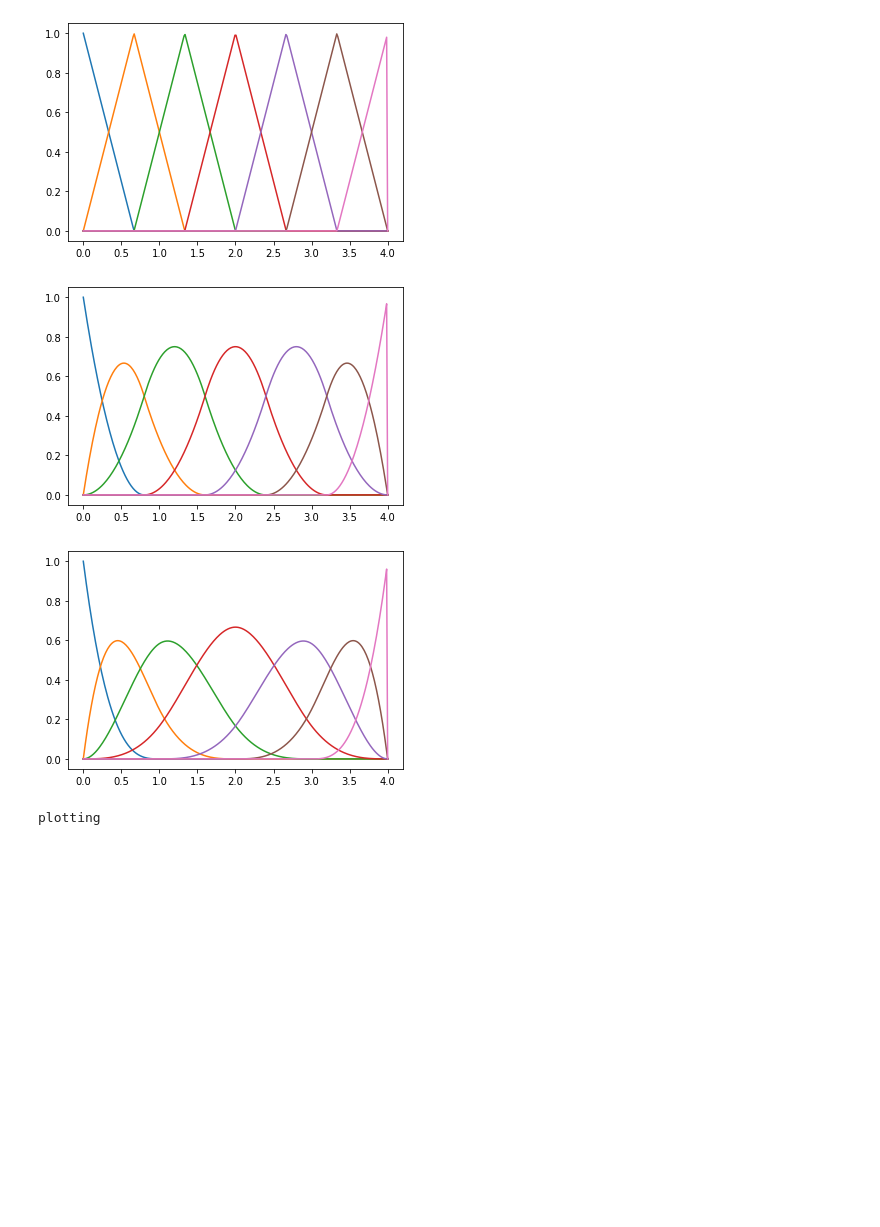
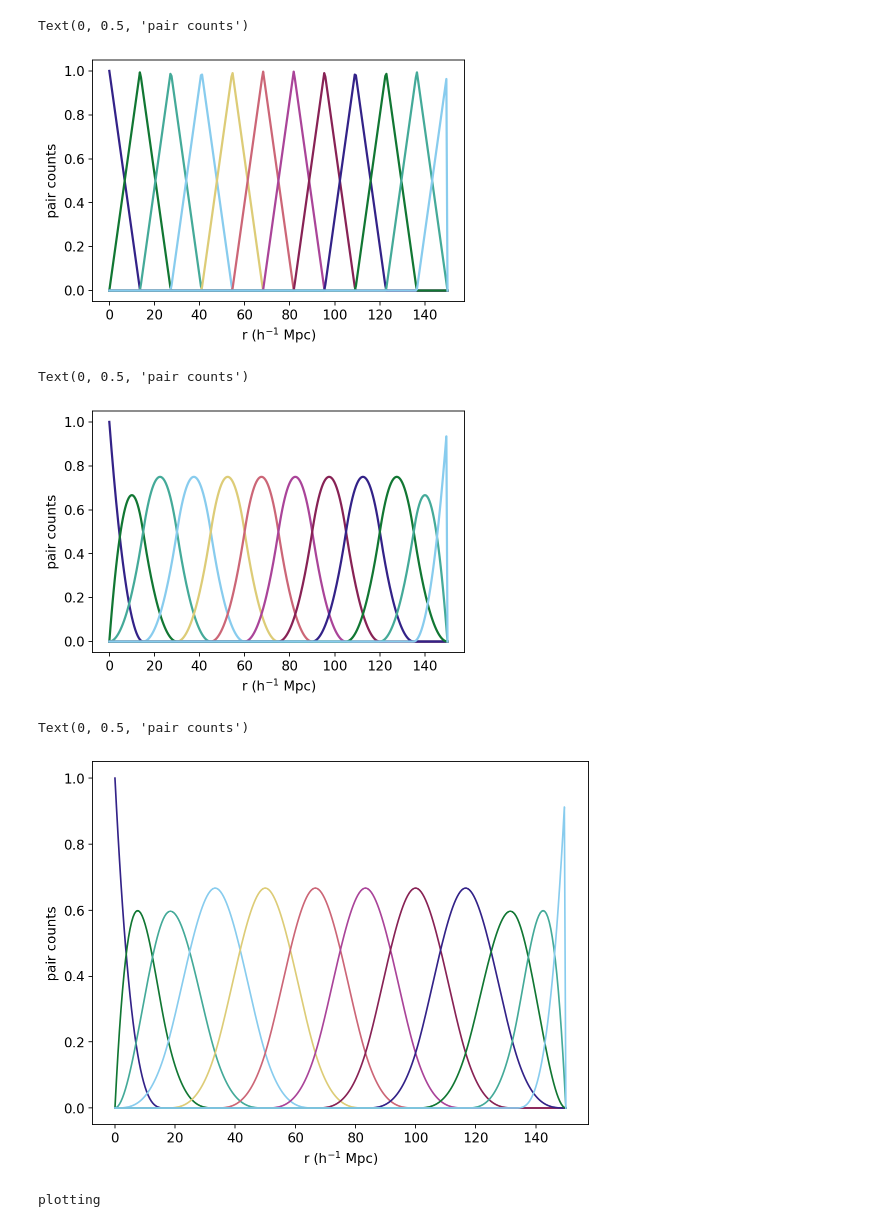
Before and after one commit to kstoreyf/byebyebias, a Jupyter notebook: code/spline.ipynb, the cells around one changed output. Saved outputs shown, nothing was run; the diff lists cells and outputs as text; code cells hidden in the pictures; blank space fills up the shorter version.

Commit message:
updating plots for talk

```diff
--- a/code/spline.ipynb
+++ b/code/spline.ipynb
@@ -50,13 +61,15 @@ def get_bases(rmin, rmax, nbins, order, ncont=300):
     return bases
 # %%
 rmin = 0
-rmax = 4
-nbins = 7
+rmax = 150
+nbins = 12
 ncont = 300
 rcont = np.linspace(rmin, rmax, ncont)
 # %%
 order = 0
 bases = get_bases(rmin, rmax, nbins, order)
 for n in range(nbins):
-    plt.plot(rcont, bases[n])
+    plt.plot(rcont, bases[n], color=colors[n], lw=2)
+plt.xlabel(r'r (h$^{-1}$ Mpc)')
+plt.ylabel(r'pair counts')
 # %% [output]
@@ -65,23 +79,32 @@ for n in range(nbins):
 order = 1
 bases = get_bases(rmin, rmax, nbins, order)
 for n in range(nbins):
-    plt.plot(rcont, bases[n])
+    plt.plot(rcont, bases[n], color=colors[n], lw=2)
+plt.xlabel(r'r (h$^{-1}$ Mpc)')
+plt.ylabel(r'pair counts')
 # %% [output]
+Text(0, 0.5, 'pair counts')
-[figure, old version]
+[figure, new version]
 # %%
 order = 2
 bases = get_bases(rmin, rmax, nbins, order)
 for n in range(nbins):
-    plt.plot(rcont, bases[n])
+    plt.plot(rcont, bases[n], color=colors[n], lw=2)
+plt.xlabel(r'r (h$^{-1}$ Mpc)')
+plt.ylabel(r'pair counts')
 # %% [output]
+Text(0, 0.5, 'pair counts')
-[figure, old version]
+[figure, new version]
 # %%
 order = 3
 bases = get_bases(rmin, rmax, nbins, order)
 for n in range(nbins):
-    plt.plot(rcont, bases[n])
+    plt.plot(rcont, bases[n], color=colors[n])
+plt.xlabel(r'r (h$^{-1}$ Mpc)')
+plt.ylabel(r'pair counts')
 # %% [output]
+Text(0, 0.5, 'pair counts')
-[figure, old version]
+[figure, new version]
 # %%
 plot_dir = '../plots/plots_2019-10-03'
 result_dir = '../results/results_2019-10-03'
```
Also changed, not shown: parts of 5 cells of this notebook.
